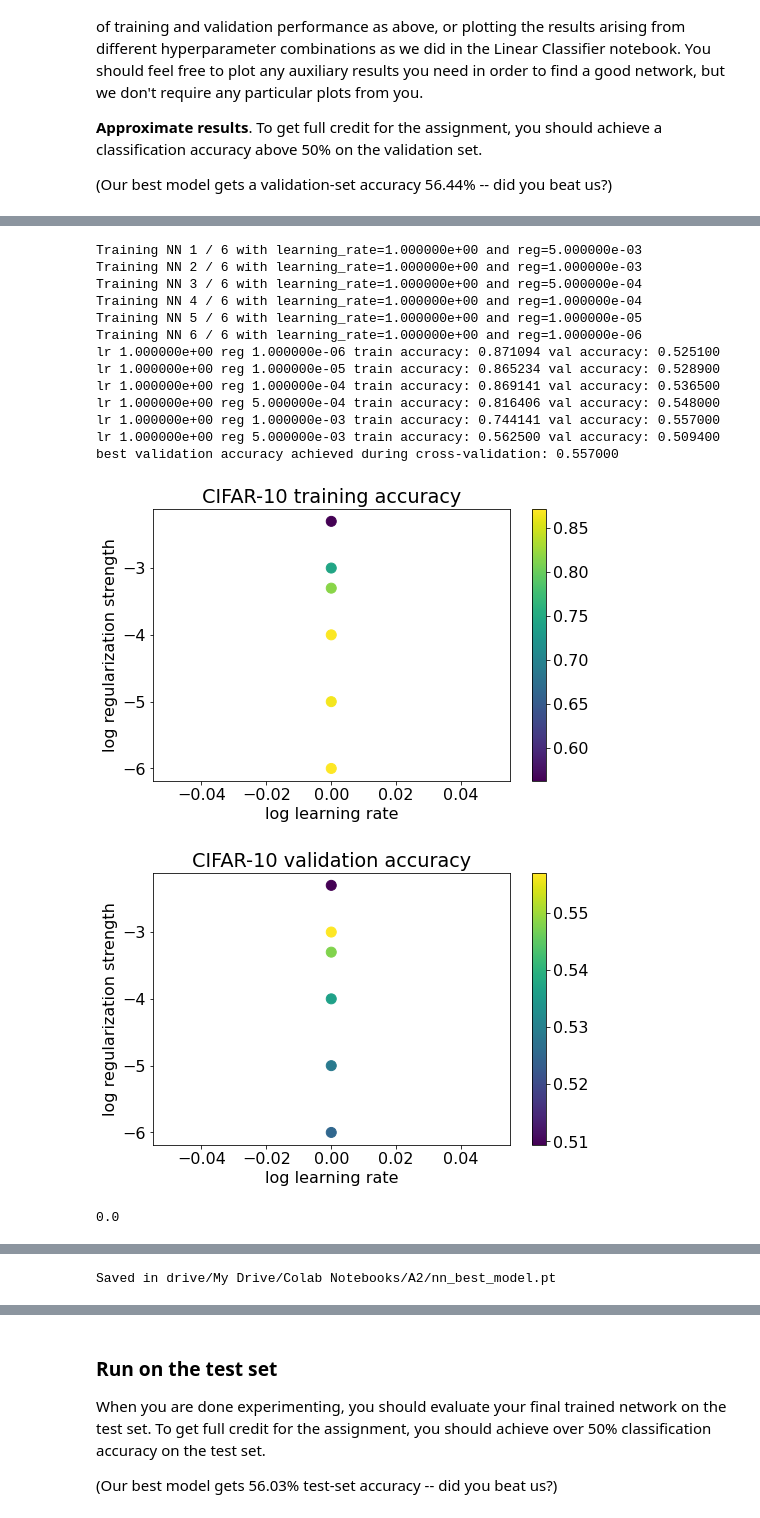
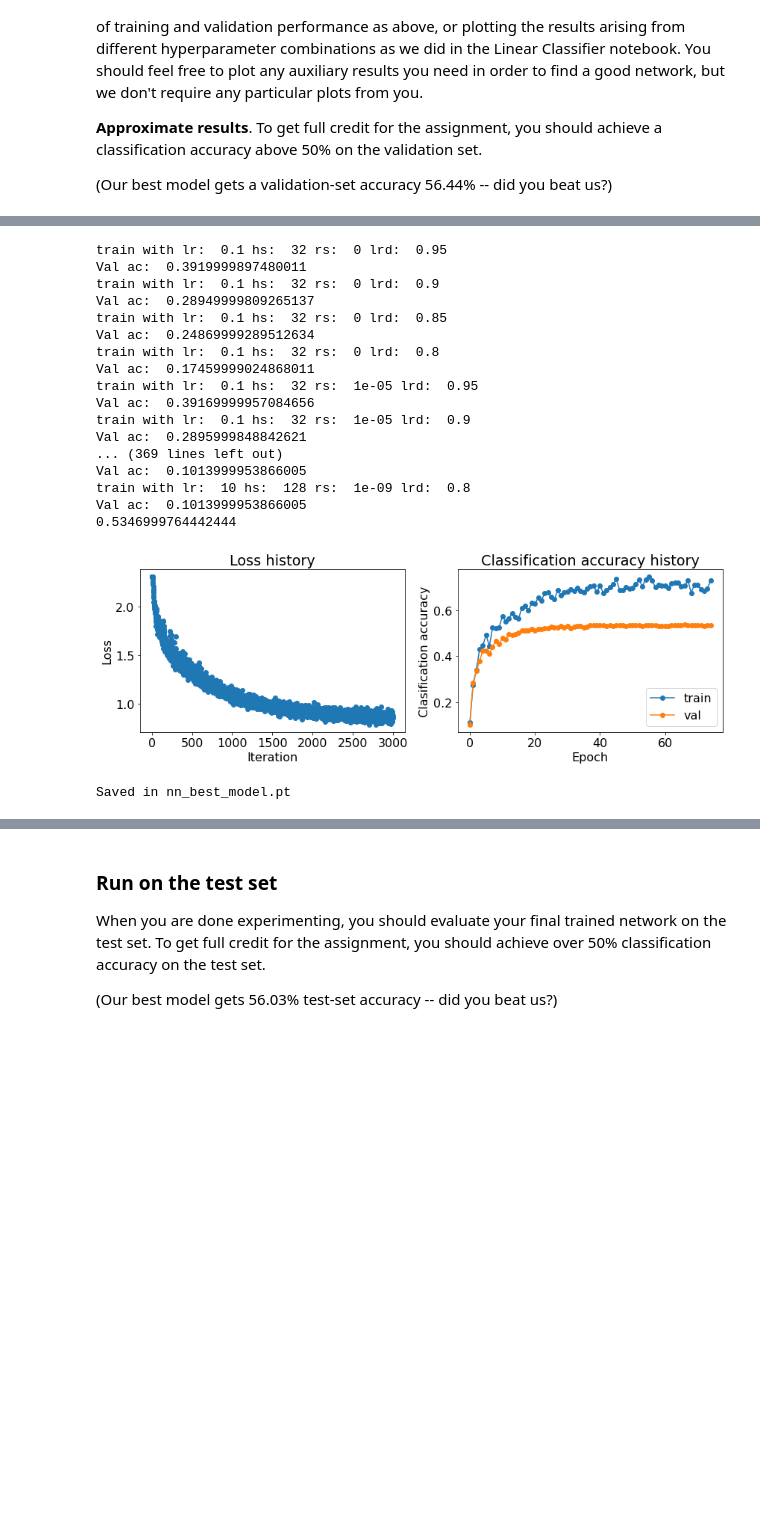
Before and after one commit to heisenberg0424/NSYSU_CSE_2022, a Jupyter notebook: Deeplearning/HW4/two_layer_net.ipynb, the cells around one changed output, grey strips where cells are left out. Saved outputs shown, nothing was run; the diff lists cells and outputs as text; code cells hidden in the pictures; blank space fills up the shorter version.

```diff
--- a/Deeplearning/HW4/two_layer_net.ipynb
+++ b/Deeplearning/HW4/two_layer_net.ipynb
@@ -501,38 +493,41 @@ train with learning rate: 100.0
 # %%
 import os
 import usefuns
 from two_layer_net import TwoLayerNet, find_best_net, nn_get_search_params
 
 # running this model on float64 may needs more time, so set it as float32
 usefuns.reset_seed(0)
 data_dict = usefuns.data.preprocess_cifar10(dtype=torch.float32)
 
 # store the best model into this
 usefuns.reset_seed(0)
 
 best_net, best_stat, best_val_acc = find_best_net(data_dict, nn_get_search_params)
 print(best_val_acc)
 
 plot_stats(best_stat)
 
 # save the best model
-path = os.path.join(GOOGLE_DRIVE_PATH, 'nn_best_model.pt')
+path = 'nn_best_model.pt'
 best_net.save(path)
 # %% [output]
 [figure]
-Training NN 1 / 6 with learning_rate=1.000000e+00 and reg=5.000000e-03
-Training NN 2 / 6 with learning_rate=1.000000e+00 and reg=1.000000e-03
-Training NN 3 / 6 with learning_rate=1.000000e+00 and reg=5.000000e-04
-Training NN 4 / 6 with learning_rate=1.000000e+00 and reg=1.000000e-04
-Training NN 5 / 6 with learning_rate=1.000000e+00 and reg=1.000000e-05
-Training NN 6 / 6 with learning_rate=1.000000e+00 and reg=1.000000e-06
-lr 1.000000e+00 reg 1.000000e-06 train accuracy: 0.871094 val accuracy: 0.525100
-lr 1.000000e+00 reg 1.000000e-05 train accuracy: 0.865234 val accuracy: 0.528900
-lr 1.000000e+00 reg 1.000000e-04 train accuracy: 0.869141 val accuracy: 0.536500
-lr 1.000000e+00 reg 5.000000e-04 train accuracy: 0.816406 val accuracy: 0.548000
-lr 1.000000e+00 reg 1.000000e-03 train accuracy: 0.744141 val accuracy: 0.557000
-lr 1.000000e+00 reg 5.000000e-03 train accuracy: 0.562500 val accuracy: 0.509400
-best validation accuracy achieved during cross-validation: 0.557000
+train with lr:  0.1 hs:  32 rs:  0 lrd:  0.95
+Val ac:  0.3919999897480011
+train with lr:  0.1 hs:  32 rs:  0 lrd:  0.9
+Val ac:  0.28949999809265137
+train with lr:  0.1 hs:  32 rs:  0 lrd:  0.85
+Val ac:  0.24869999289512634
+train with lr:  0.1 hs:  32 rs:  0 lrd:  0.8
+Val ac:  0.17459999024868011
+train with lr:  0.1 hs:  32 rs:  1e-05 lrd:  0.95
+Val ac:  0.39169999957084656
+train with lr:  0.1 hs:  32 rs:  1e-05 lrd:  0.9
+Val ac:  0.2895999848842621
+... (369 lines left out)
+Val ac:  0.1013999953866005
+train with lr:  10 hs:  128 rs:  1e-09 lrd:  0.8
+Val ac:  0.1013999953866005
+0.5346999764442444
-[figure, old version]
+[figure, new version]
-[figure, removed]
-0.0
+Saved in nn_best_model.pt
@@ -540,4 +534,3 @@ best validation accuracy achieved during cross-validation: 0.557000
-Saved in drive/My Drive/Colab Notebooks/A2/nn_best_model.pt
 # %%
 # Check the validation-set accuracy of your best model
 y_val_preds = best_net.predict(data_dict['X_val'])
```
Also changed, not shown: parts of 15 cells of this notebook, 3 other files.
